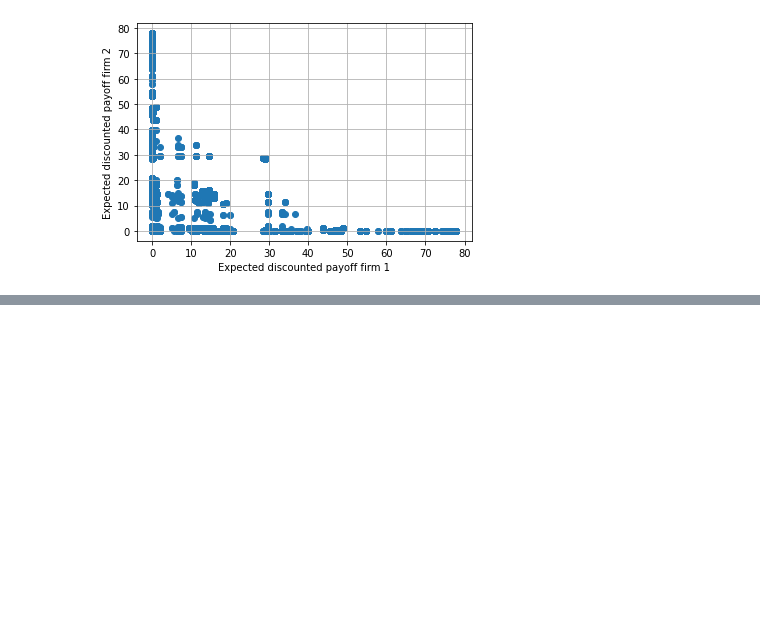
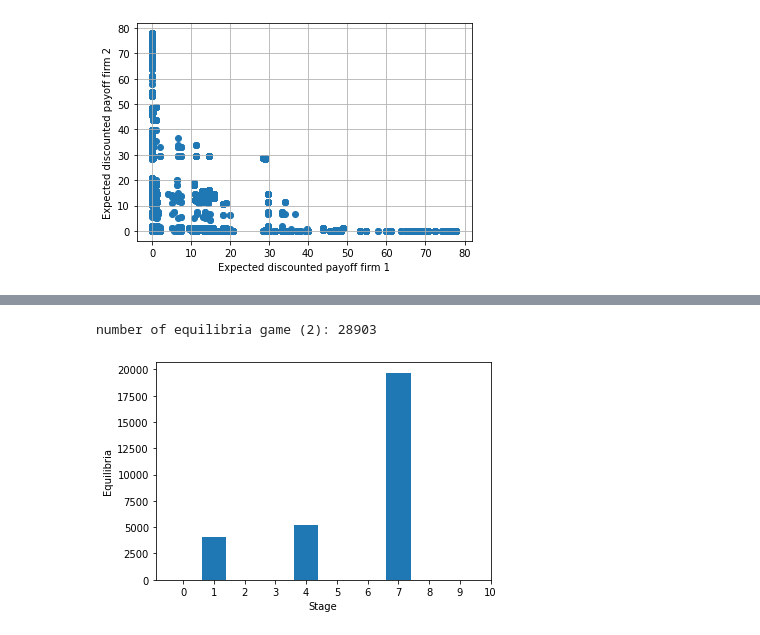
Before and after one commit to JonathanIsaksen/Dynamic-Programming-Leapfrogging, a Jupyter notebook: Solve.ipynb, the cells around one changed output, grey strips where cells are left out. Saved outputs shown, nothing was run; the diff lists cells and outputs as text; code cells hidden in the pictures; blank space fills up the shorter version.

Commit message:
added the second game and started on cleaning up the random comments

```diff
--- a/Solve.ipynb
+++ b/Solve.ipynb
@@ -91,3 +90,10 @@ fig2.grid(True)
 plt.show()
 # %% [output]
 [figure]
+# %%
+# game 2:
+lf2 = leapfrogging(r1 = lambda x1,x2: np.maximum(x2-x1+x1/10,x1/10))
+ss1 = lf2.cSS(lf.nC)
+ESS1 = lf2.cESS(lf.nC)
+Gtau= lambda ss, ESS, tau: lf2.state_recursion(ss,ESS, tau)
+ESS2, TAU2, out2=rls.solve(Gtau,ss1.copy(),ESS1.copy(),lf2.stage_index)
@@ -93,0 +129,28 @@ plt.show()
+# %%
+# find total number of equilibria:
+number_of_equilibria2=np.size(out2)
+T2=torch.numel(torch.tensor(lf.stage_index))
+
+# save the expected discounted payoffs and esr in MPE
+y2 = np.zeros(T2)
+for i in range(T2):
+    y2[i] = sum(TAU2==i)
+V2 = np.zeros((number_of_equilibria1,2))
+MPEesr2 = np.empty(number_of_equilibria1,dtype='object')
+for iEQ in range(number_of_equilibria1):
+    V2[iEQ,0]=out[iEQ]['V1']
+    V2[iEQ,1]=out[iEQ]['V2']
+    MPEesr2[iEQ]=out[iEQ]['MPEesr']
+print(f'number of equilibria game (2): {number_of_equilibria2}')
+# %% [output]
+number of equilibria game (2): 28903
+# %%
+# plot the total number of equilibria
+plt.bar(range(T2),y2)
+fig1 = plt.gca()
+fig1.set_ylabel('Equilibria')
+fig1.set_xlabel('Stage')
+fig1.set_xticks(np.arange(0, 11, 1))
+plt.show()
+# %% [output]
+[figure, added]
```
Also changed, not shown: parts of 9 cells of this notebook, 4 other files.
